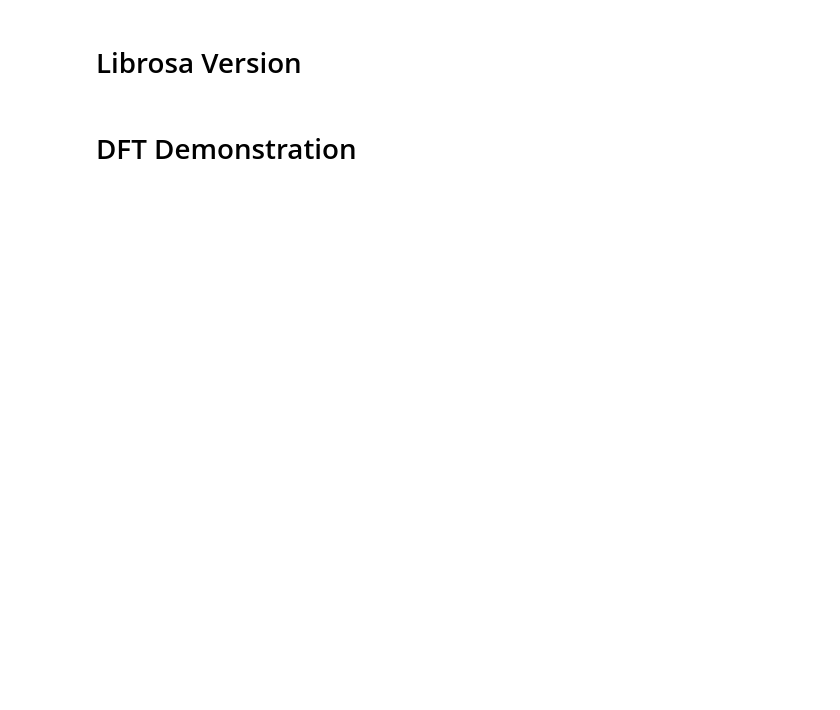
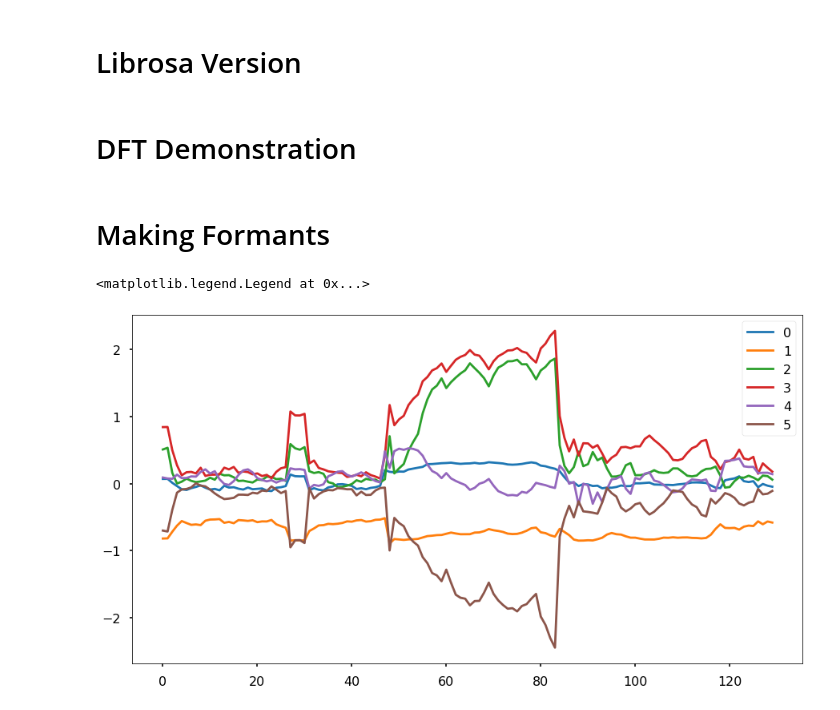
Before and after one commit to Calculasians/Praat, a Jupyter notebook: Spectrogram Level Activities.ipynb, the cells around one changed output. Drawn from its saved outputs; the diff is of its cells as text; code cells hidden in the pictures; blank space fills up the shorter version.

```diff
--- a/Spectrogram Level Activities.ipynb
+++ b/Spectrogram Level Activities.ipynb
@@ -133,3 +140,12 @@ Spectrogram Parameters:
 # plt.xlabel('Freq (Hz)')
 # plt.ylabel('DFT Amplitude |X(freq)|')
 # plt.show()
+# %% [markdown]
+# Making Formants
+# %%
+# Perform pre-emphasis
+pre_emph_wav = []
+pre_emph_factor = 0.98
+for i in range(len(curr_wav)-1):
+    pre_emph_wav.append(curr_wav[i+1] - pre_emph_factor*curr_wav[i])
+pre_emph_wav = np.array(pre_emph_wav)
@@ -135,0 +204,8 @@ Spectrogram Parameters:
+# %%
+plt.figure(figsize=(15,8))
+for i in range(6):
+    plt.plot(np.array(d_history)[:,i], label=str(i))
+plt.legend()
+# %% [output]
+<matplotlib.legend.Legend at 0x...>
+[figure, added]
```
Also changed, not shown: parts of 10 cells of this notebook.
